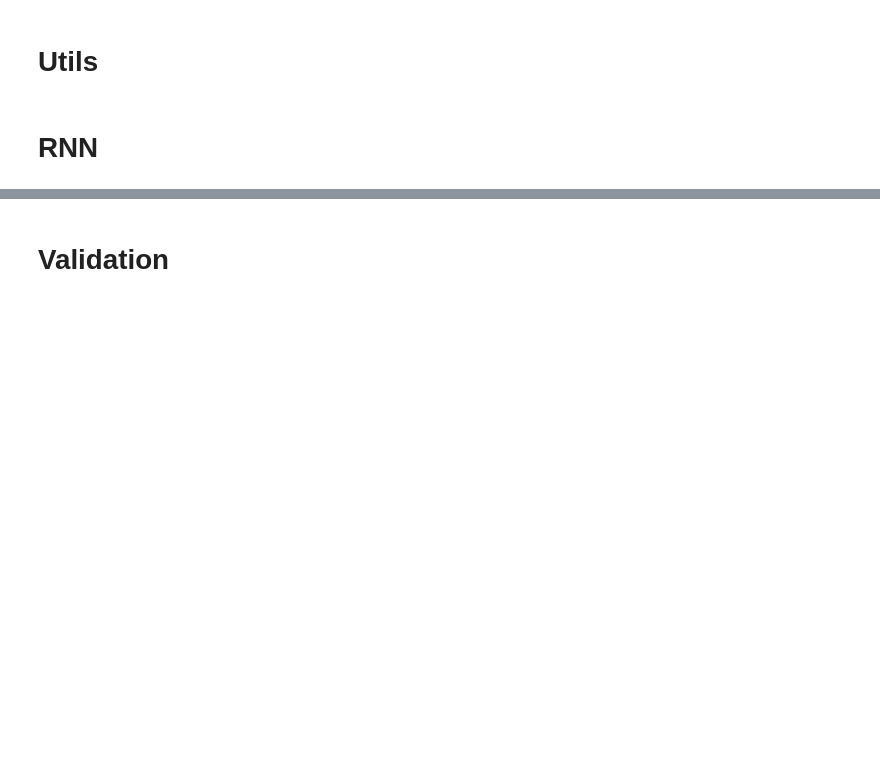
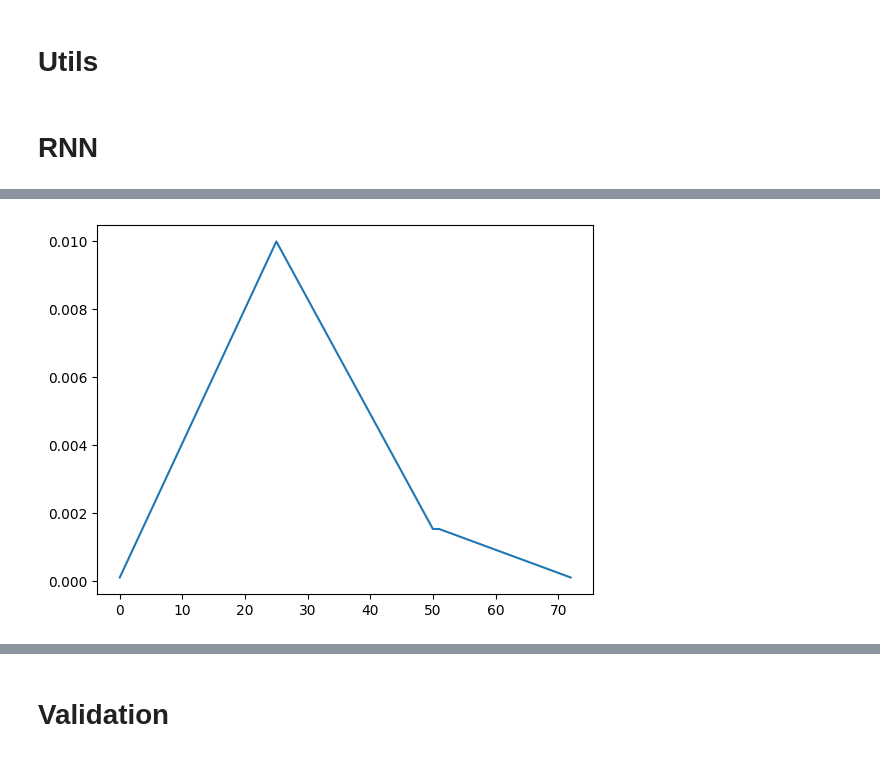
Before and after one commit to bhavberi/SMAI-Project, a Jupyter notebook: ckpt3/Attemp3 - Bach only/musicGeneration_MLP.ipynb, the cells around one changed output, grey strips where cells are left out. Drawn from its saved outputs; the diff is of its cells as text; code cells hidden in the pictures; blank space fills up the shorter version.

```diff
--- a/ckpt3/Attemp3 - Bach only/musicGeneration_MLP.ipynb
+++ b/ckpt3/Attemp3 - Bach only/musicGeneration_MLP.ipynb
@@ -249,15 +265,17 @@ if train:
 # %%
 if train:
     def get_triangular_lr(lr_low, lr_high, mini_batches):
         iterations = mini_batches
         lr_mid = lr_high/7 + lr_low
         up = np.linspace(lr_low, lr_high, int(round(iterations*0.35)))
         down = np.linspace(lr_high, lr_mid, int(round(iterations*0.35)))
         floor = np.linspace(lr_mid, lr_low, int(round(iterations*0.30)))
         return np.hstack([up, down[1:], floor])
 
-    lrs_triangular = get_triangular_lr(1e-5, 1e-3, len(trainset_loader))
+    lrs_triangular = get_triangular_lr(1e-4, 1e-2, len(trainset_loader))
     plt.plot(lrs_triangular)
+# %% [output]
+[figure, added]
 # %%
 if train:
     mlp = MLP(input_size=keys_shape*one_time_size, hidden_size=512, num_classes=keys_shape).to(device)
```
Also changed, not shown: parts of 14 cells of this notebook, 4 other files.
